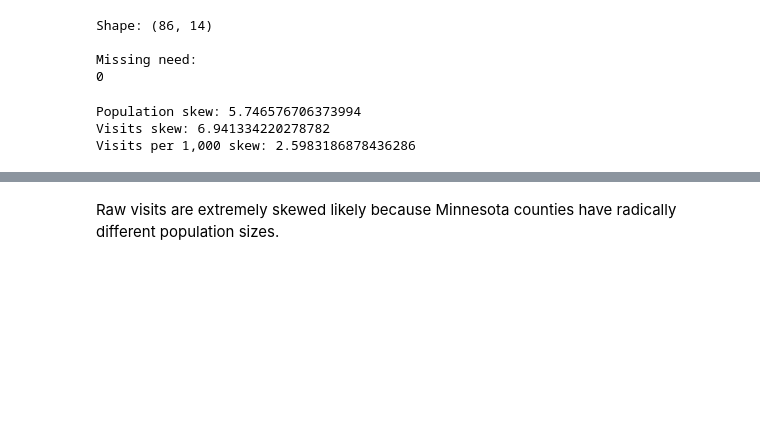
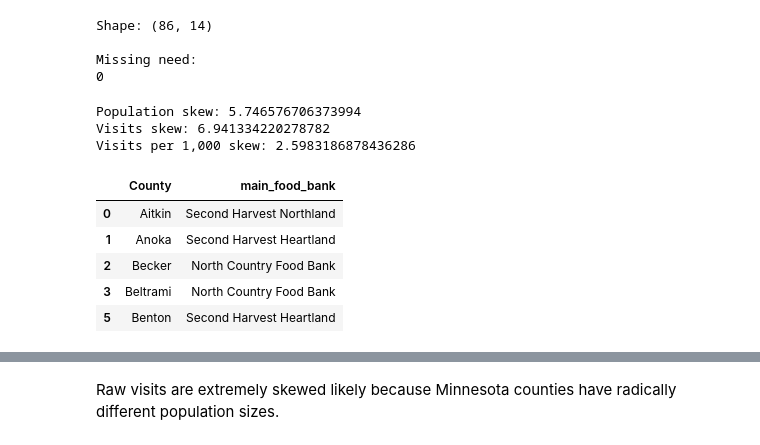
Before and after one commit to Hajar0Ahmed/MinneMUDAC2026Outliers, a Jupyter notebook: notebooks/county_table_2024.ipynb, the cells around one changed output, grey strips where cells are left out. Drawn from its saved outputs; the diff is of its cells as text; code cells hidden in the pictures; blank space fills up the shorter version.

```diff
--- a/notebooks/county_table_2024.ipynb
+++ b/notebooks/county_table_2024.ipynb
@@ -441,3 +341,44 @@ print("Visits per 1,000 skew:",
 Population skew: 5.746576706373994
 Visits skew: 6.941334220278782
 Visits per 1,000 skew: 2.5983186878436286
+# %%
+bank_counts = (
+    activity_2024
+    .dropna(subset=["FoodBank"])
+    .groupby(
+        ["County", "FoodBank"]
+    )
+    .size()
+    .reset_index(name="report_rows")
+)
+
+main_bank = (
+    bank_counts
+    .sort_values(
+        ["County", "report_rows"],
+        ascending=[True, False]
+    )
+    .drop_duplicates(
+        subset="County"
+    )
+    [["County", "FoodBank"]]
+    .rename(
+        columns={"FoodBank": "main_food_bank"}
+    )
+)
+
+county_table = county_table.merge(
+    main_bank,
+    on="County",
+    how="left",
+    validate="one_to_one"
+)
+
+display(main_bank.head())
+# %% [output]
+|  | County | main_food_bank |
+| 0 | Aitkin | Second Harvest Northland |
+| 1 | Anoka | Second Harvest Heartland |
+| 2 | Becker | North Country Food Bank |
+| 3 | Beltrami | North Country Food Bank |
+| 5 | Benton | Second Harvest Heartland |
```
Also changed, not shown: parts of 10 cells of this notebook, 2 other files.
